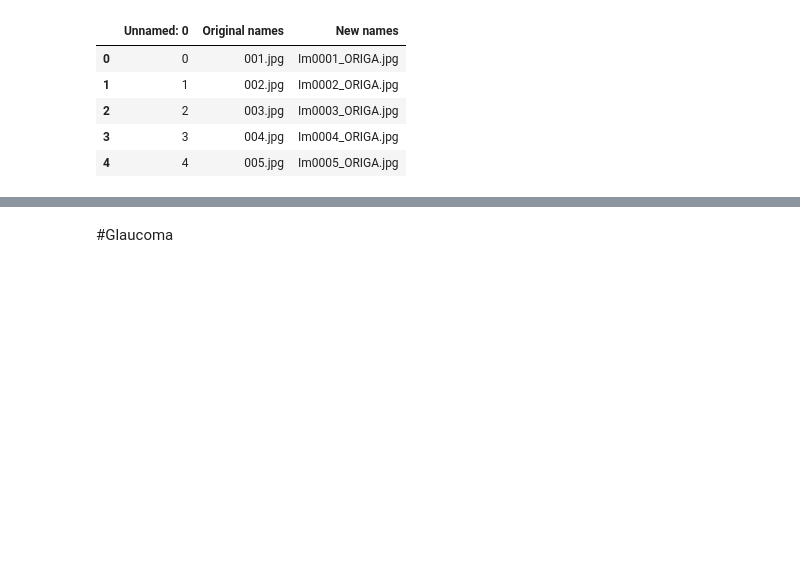
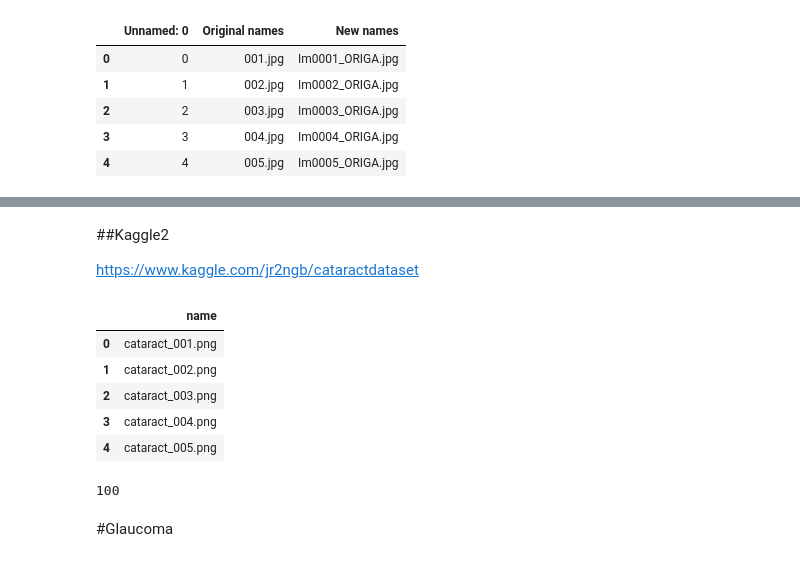
Before and after one commit to Barcelona-Technology-School/InnoSpark-edir, a Jupyter notebook: ML first attempt/MergedDatasets.ipynb, the cells around one changed output, grey strips where cells are left out. Drawn from its saved outputs; the diff is of its cells as text; code cells hidden in the pictures; blank space fills up the shorter version.

```diff
--- a/ML first attempt/MergedDatasets.ipynb
+++ b/ML first attempt/MergedDatasets.ipynb
@@ -153,0 +140,26 @@ DataFetch().fetch_data_ORIGA(file_names)
+# %% [markdown]
+##Kaggle2
+
+https://www.kaggle.com/jr2ngb/cataractdataset
+# %%
+folder='Datasets/Kaggle2/'
+file_name = 'kaggle2Cataract.csv'
+csv_path = DataFetch().fetch_csv(folder, file_name)
+# %%
+df = pd.read_csv(csv_path)
+# %%
+df.head()
+# %% [output]
+|  | name |
+| 0 | cataract_001.png |
+| 1 | cataract_002.png |
+| 2 | cataract_003.png |
+| 3 | cataract_004.png |
+| 4 | cataract_005.png |
+# %%
+file_names = []
+for file_name in df["name"]:
+   file_names.append(file_name)
+print(len(file_names))
+# %% [output]
+100
```
Also changed, not shown: parts of 38 cells of this notebook.
